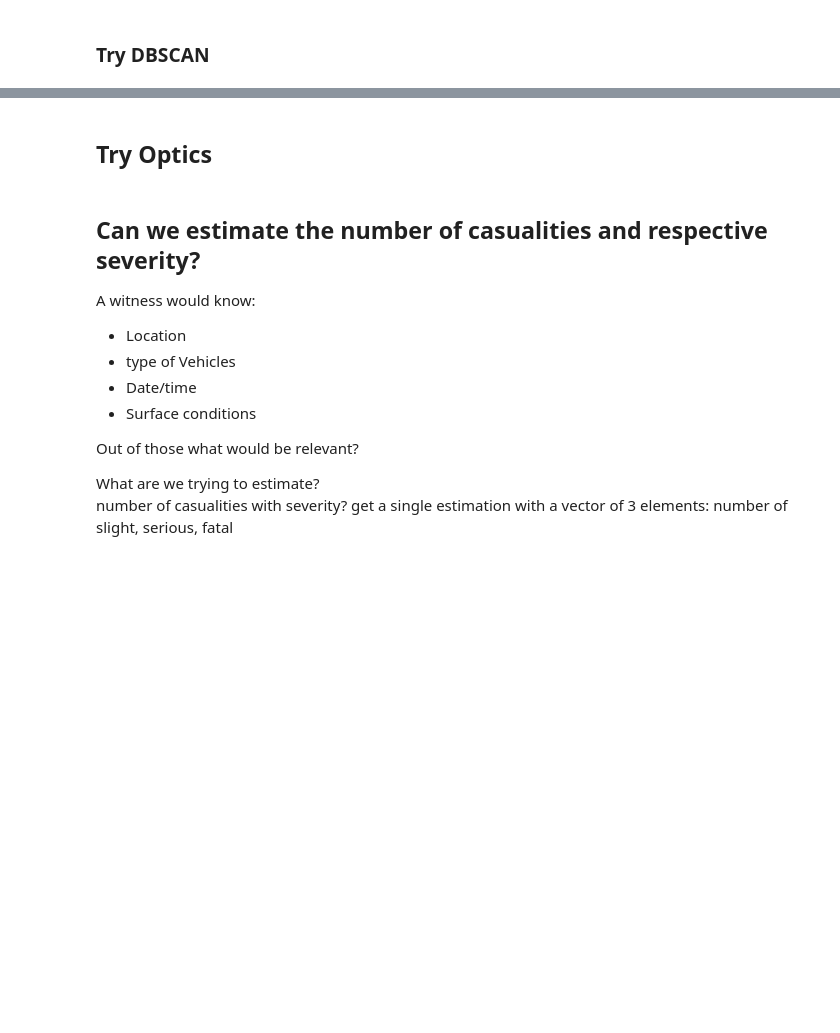
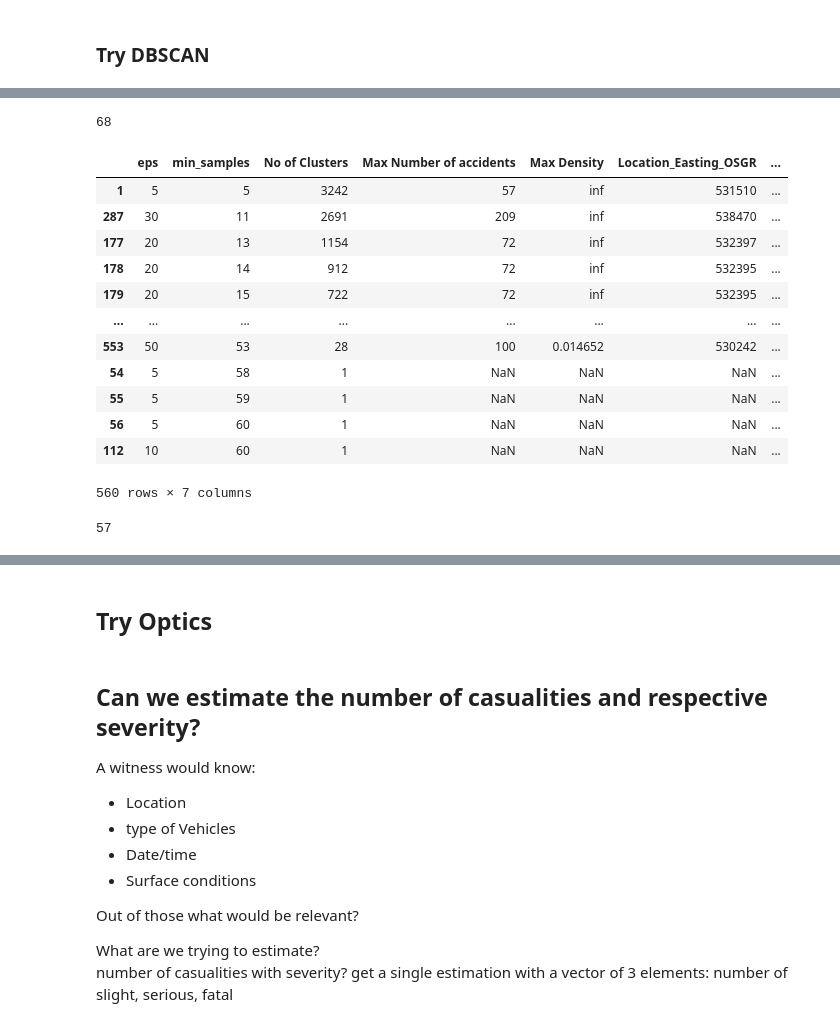
Before and after one commit to GaborJenei/DS-Stackoverflow-Survey, a Jupyter notebook: 01_Intro_to_DS/3_BlogPost/Udacity DSND Project1.ipynb, the cells around one changed output, grey strips where cells are left out. Drawn from its saved outputs; the diff is of its cells as text; code cells hidden in the pictures; blank space fills up the shorter version.

```diff
--- a/01_Intro_to_DS/3_BlogPost/Udacity DSND Project1.ipynb
+++ b/01_Intro_to_DS/3_BlogPost/Udacity DSND Project1.ipynb
@@ -387,0 +321,60 @@ df_accidents_coords_complete['Cluster No'] = labels
+# %%
+df_accidents_coords_complete_cluster['Cluster No'].value_counts().max()
+# %% [output]
+68
+# %%
+# get relative density accidents/sqm
+
+df_cluster_stats = pd.DataFrame(columns=['eps', 'min_samples', 'No of Clusters', 'Max Number of accidents', 'Max Density', 'Location_Easting_OSGR', 'Location_Northing_OSGR'])
+cnt=0
+
+for eps in range(5,51,5):
+    for min_sample in range(5,61,1):
+        cnt+=1
+
+        db = DBSCAN(eps=eps, min_samples=min_sample, n_jobs=8).fit(X)
+        labels = db.labels_
+        no_clusters = len(np.unique(labels))
+
+
+        # merge cluster labels back
+        df_accidents_coords_complete['Cluster No'] = labels
+        df_accidents_coords_complete_cluster = df_accidents_coords_complete.drop(df_accidents_coords_complete[df_accidents_coords_complete['Cluster No']==-1].index )
+
+        max_acc_no = df_accidents_coords_complete_cluster['Cluster No'].value_counts().max()
+
+        # get the centroid coordinates
+        df_cluster_centroid = df_accidents_coords_complete_cluster.groupby(by=['Cluster No'])[['Location_Easting_OSGR','Location_Northing_OSGR']].mean()
+
+        df_cluster_box = df_accidents_coords_complete_cluster.groupby(by=['Cluster No'])[['Location_Easting_OSGR','Location_Northing_OSGR']].max() - df_accidents_coords_complete_cluster.groupby(by=['Cluster No'])[['Location_Easting_OSGR','Location_Northing_OSGR']].min()
+        df_cluster_box['Area'] = df_cluster_box['Location_Easting_OSGR']*df_cluster_box['Location_Northing_OSGR']
+
+        df_cluster_box['Density'] = df_accidents_coords_complete['Cluster No'].value_counts()/df_cluster_box['Area']
+
+        idx_max = df_accidents_coords_complete['Density'].idxmax()
+
+        if np.isnan(idx_max):
+            coords = [np.nan, np.nan]
+            max_density = np.nan
+        else:
+            coords = df_cluster_centroid.values[idx_max]
+            max_density = df_accidents_coords_complete['Density'].max()
+
+        # populate output
+        df_cluster_stats.loc[cnt, :] = [eps, min_sample, no_clusters, max_acc_no, max_density,coords[0],coords[1]]
+# %%
+df_cluster_stats.sort_values(by='Max Density', ascending=False)
+# %% [output]
+|  | eps | min_samples | No of Clusters | Max Number of accidents | Max Density | Location_Easting_OSGR | ... |
+| 1 | 5 | 5 | 3242 | 57 | inf | 531510 | ... |
+| 287 | 30 | 11 | 2691 | 209 | inf | 538470 | ... |
+| 177 | 20 | 13 | 1154 | 72 | inf | 532397 | ... |
+| 178 | 20 | 14 | 912 | 72 | inf | 532395 | ... |
+| 179 | 20 | 15 | 722 | 72 | inf | 532395 | ... |
+| ... | ... | ... | ... | ... | ... | ... | ... |
+| 553 | 50 | 53 | 28 | 100 | 0.014652 | 530242 | ... |
+| 54 | 5 | 58 | 1 | NaN | NaN | NaN | ... |
+| 55 | 5 | 59 | 1 | NaN | NaN | NaN | ... |
+| 56 | 5 | 60 | 1 | NaN | NaN | NaN | ... |
+| 112 | 10 | 60 | 1 | NaN | NaN | NaN | ... |
+560 rows × 7 columns
@@ -387,0 +385,8 @@ df_accidents_coords_complete['Cluster No'] = labels
+# %%
+df_accidents_coords_complete['Cluster No'] = labels
+df_accidents_coords_complete_cluster = df_accidents_coords_complete.drop(df_accidents_coords_complete[df_accidents_coords_complete['Cluster No']==-1].index )
+
+max_acc_no = df_accidents_coords_complete_cluster['Cluster No'].value_counts().max()
+max_acc_no
+# %% [output]
+57
```
Also changed, not shown: parts of 28 cells of this notebook.
